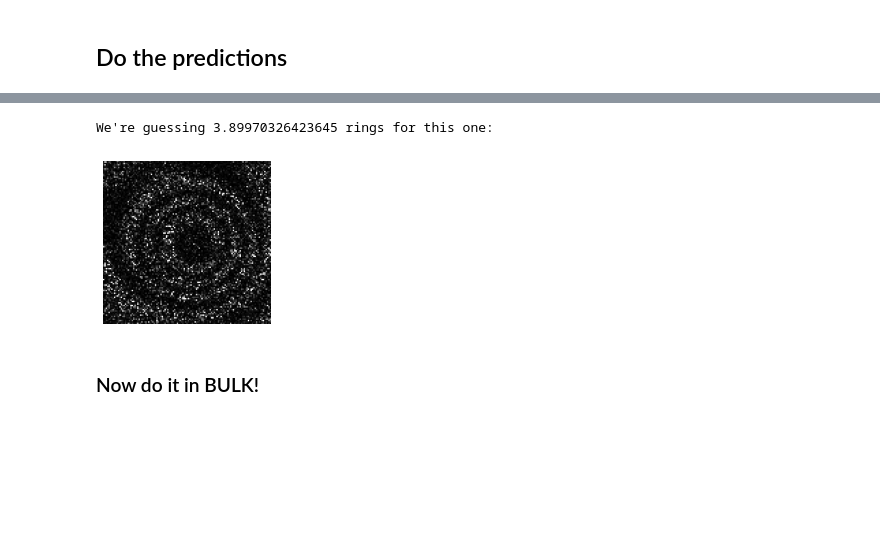
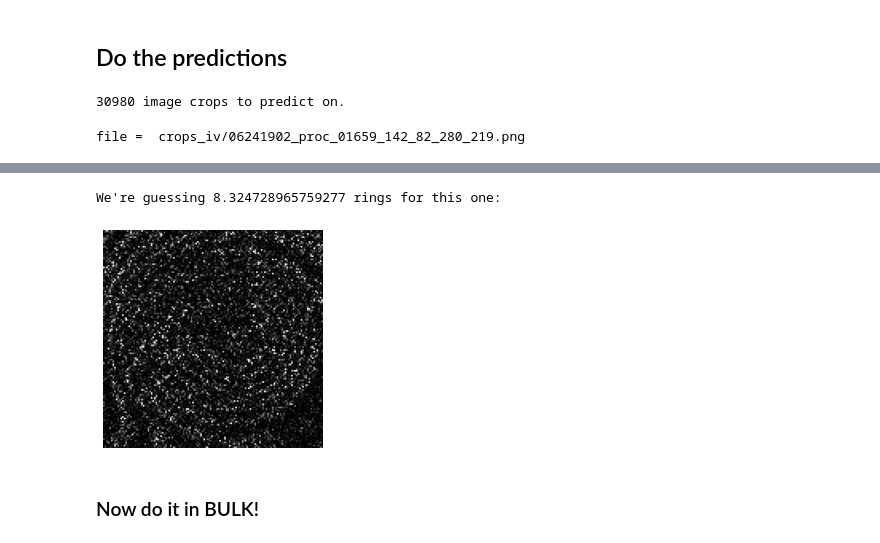
Before and after one commit to drscotthawley/espiownage, a Jupyter notebook: nbs/infer_rings_in_crops.ipynb, the cells around one changed output, grey strips where cells are left out. Drawn from its saved outputs; the diff is of its cells as text; code cells hidden in the pictures; blank space fills up the shorter version.

```diff
--- a/nbs/infer_rings_in_crops.ipynb
+++ b/nbs/infer_rings_in_crops.ipynb
@@ -104,19 +96,23 @@ learn.load('crop-rings-real_k0')
 # %%
 crop_dir = 'crops_iv'
 pfnames = sorted(glob.glob(crop_dir+'/*.png')) # files to predict on
-print(f"{len(pfnames)} image crops to predict on.")
+print(f"{len(pfnames)} image crops to predict on.")b
+# %% [output]
+30980 image crops to predict on.
 # %%
 # pick one and look at it
-ind = len(pfnames)//4
+ind = 30102 # len(pfnames)//4+1
 pf = pfnames[ind]
+print("file = ",pf)
 im = PILImage.create(pf)
 im.show()
 pred, _ = learn.get_preds(dl=dls.test_dl([pfnames[ind]]))
 print(f"We're guessing {pred.squeeze().cpu().numpy()} rings for this one:")
 # %% [output]
+file =  crops_iv/06241902_proc_01659_142_82_280_219.png
 [interactive output not drawn]
-We're guessing 3.89970326423645 rings for this one:
+We're guessing 8.324728965759277 rings for this one:
-[figure, old version]
+[figure, new version]
 # %% [markdown]
 ### Now do it in BULK!
 # %%
```
Also changed, not shown: parts of 19 cells of this notebook, 4 other files.
